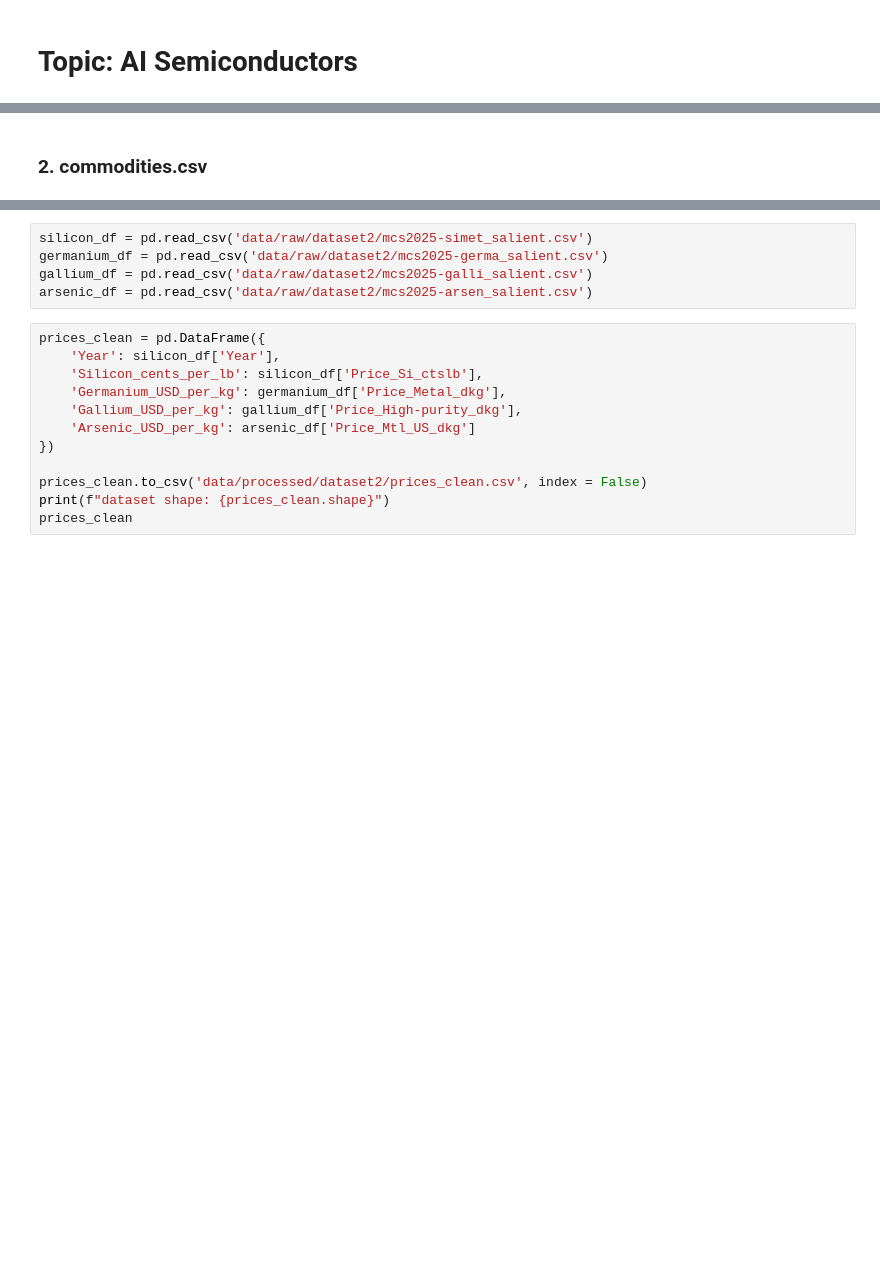
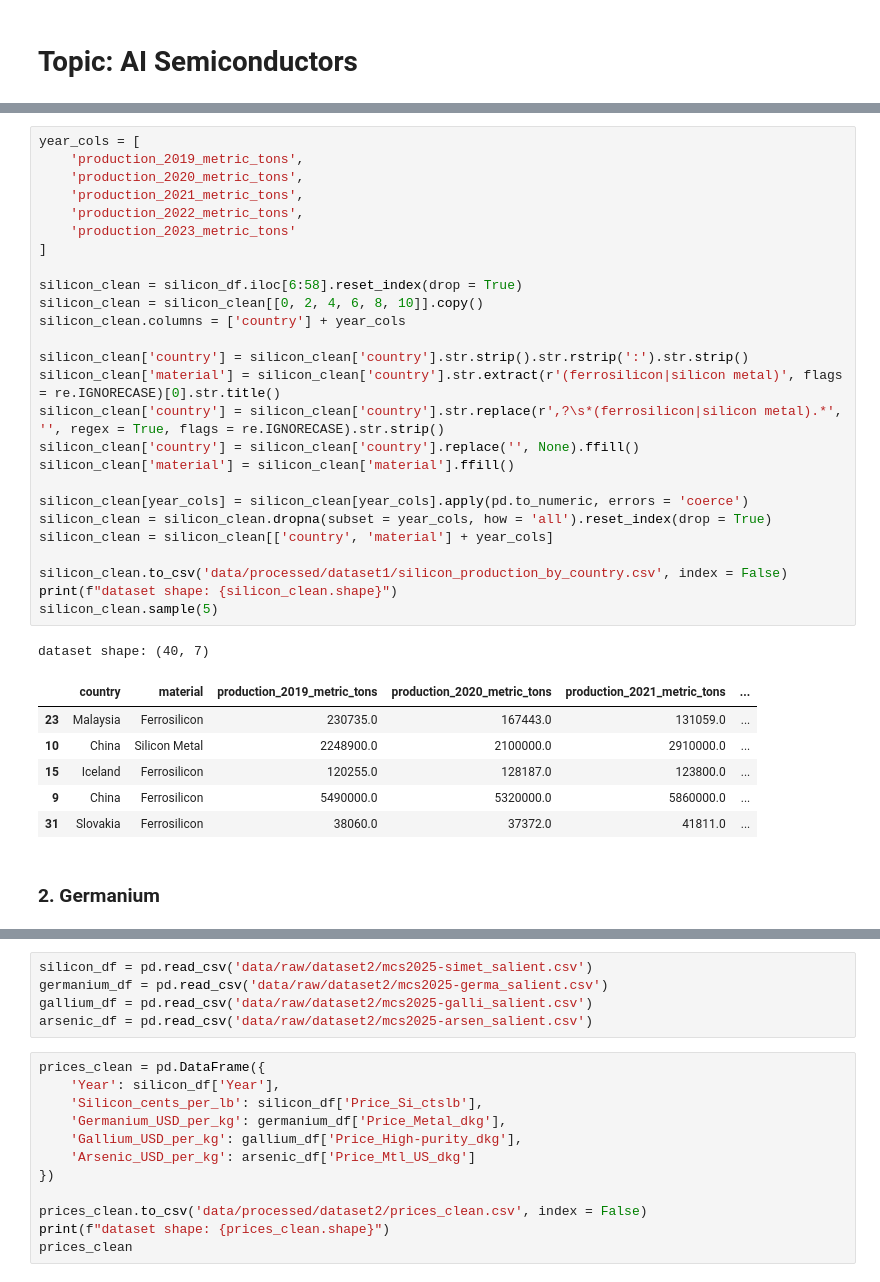
Before and after one commit to ShanJiang08/AI_Semiconductor_Project, a Jupyter notebook: data/data_clean.ipynb, the cells around one changed output, grey strips where cells are left out. Cells and saved outputs as stored; diff of their text form; blank space fills up the shorter version.

```diff
--- a/data/data_clean.ipynb
+++ b/data/data_clean.ipynb
@@ -53,2 +40,36 @@ Arsenide (As):
+# %%
+year_cols = [
+    'production_2019_metric_tons',
+    'production_2020_metric_tons',
+    'production_2021_metric_tons',
+    'production_2022_metric_tons',
+    'production_2023_metric_tons'
+]
+
+silicon_clean = silicon_df.iloc[6:58].reset_index(drop = True)
+silicon_clean = silicon_clean[[0, 2, 4, 6, 8, 10]].copy()
+silicon_clean.columns = ['country'] + year_cols
+
+silicon_clean['country'] = silicon_clean['country'].str.strip().str.rstrip(':').str.strip()
+silicon_clean['material'] = silicon_clean['country'].str.extract(r'(ferrosilicon|silicon metal)', flags = re.IGNORECASE)[0].str.title()
+silicon_clean['country'] = silicon_clean['country'].str.replace(r',?\s*(ferrosilicon|silicon metal).*', '', regex = True, flags = re.IGNORECASE).str.strip()
+silicon_clean['country'] = silicon_clean['country'].replace('', None).ffill()
+silicon_clean['material'] = silicon_clean['material'].ffill()
+
+silicon_clean[year_cols] = silicon_clean[year_cols].apply(pd.to_numeric, errors = 'coerce')
+silicon_clean = silicon_clean.dropna(subset = year_cols, how = 'all').reset_index(drop = True)
+silicon_clean = silicon_clean[['country', 'material'] + year_cols]
+
+silicon_clean.to_csv('data/processed/dataset1/silicon_production_by_country.csv', index = False)
+print(f"dataset shape: {silicon_clean.shape}")
+silicon_clean.sample(5)
+# %% [output]
+dataset shape: (40, 7)
+|  | country | material | production_2019_metric_tons | production_2020_metric_tons | production_2021_metric_tons | ... |
+| 23 | Malaysia | Ferrosilicon | 230735.0 | 167443.0 | 131059.0 | ... |
+| 10 | China | Silicon Metal | 2248900.0 | 2100000.0 | 2910000.0 | ... |
+| 15 | Iceland | Ferrosilicon | 120255.0 | 128187.0 | 123800.0 | ... |
+| 9 | China | Ferrosilicon | 5490000.0 | 5320000.0 | 5860000.0 | ... |
+| 31 | Slovakia | Ferrosilicon | 38060.0 | 37372.0 | 41811.0 | ... |
 # %% [markdown]
-### **2. commodities.csv**
+### 2. Germanium
```
Also changed, not shown: parts of 37 cells of this notebook.
